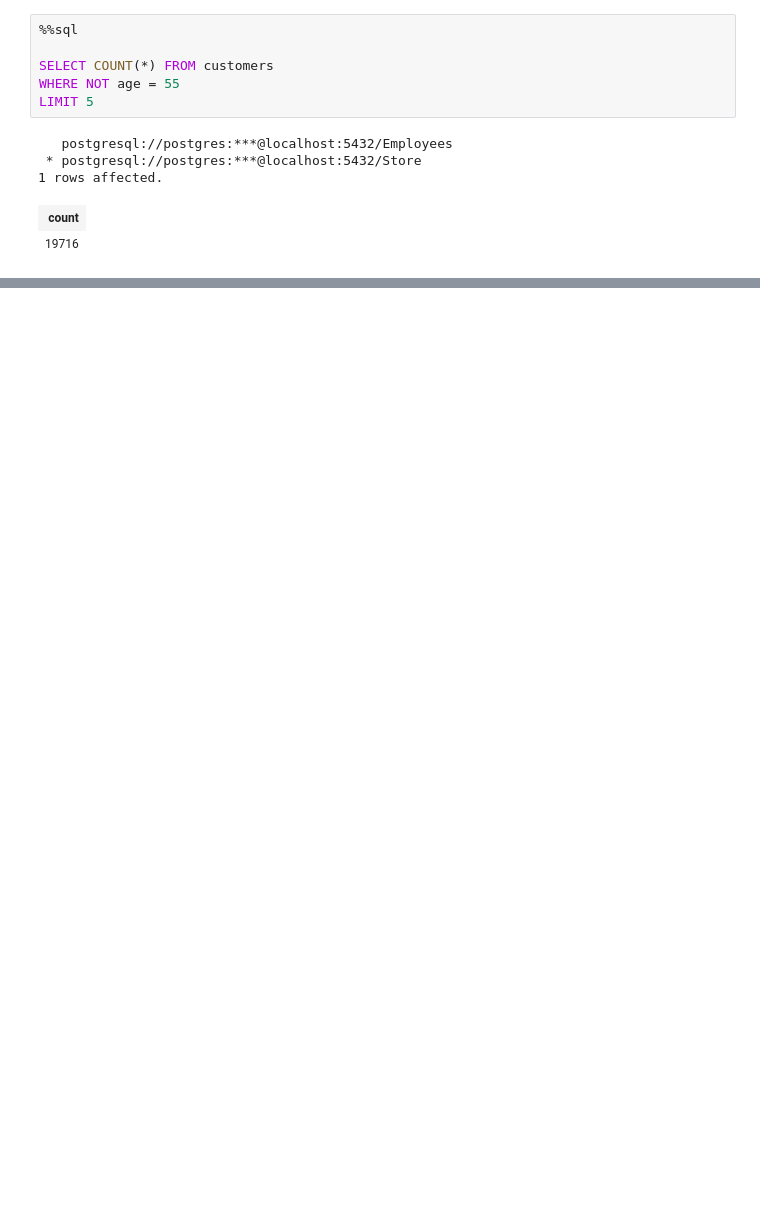
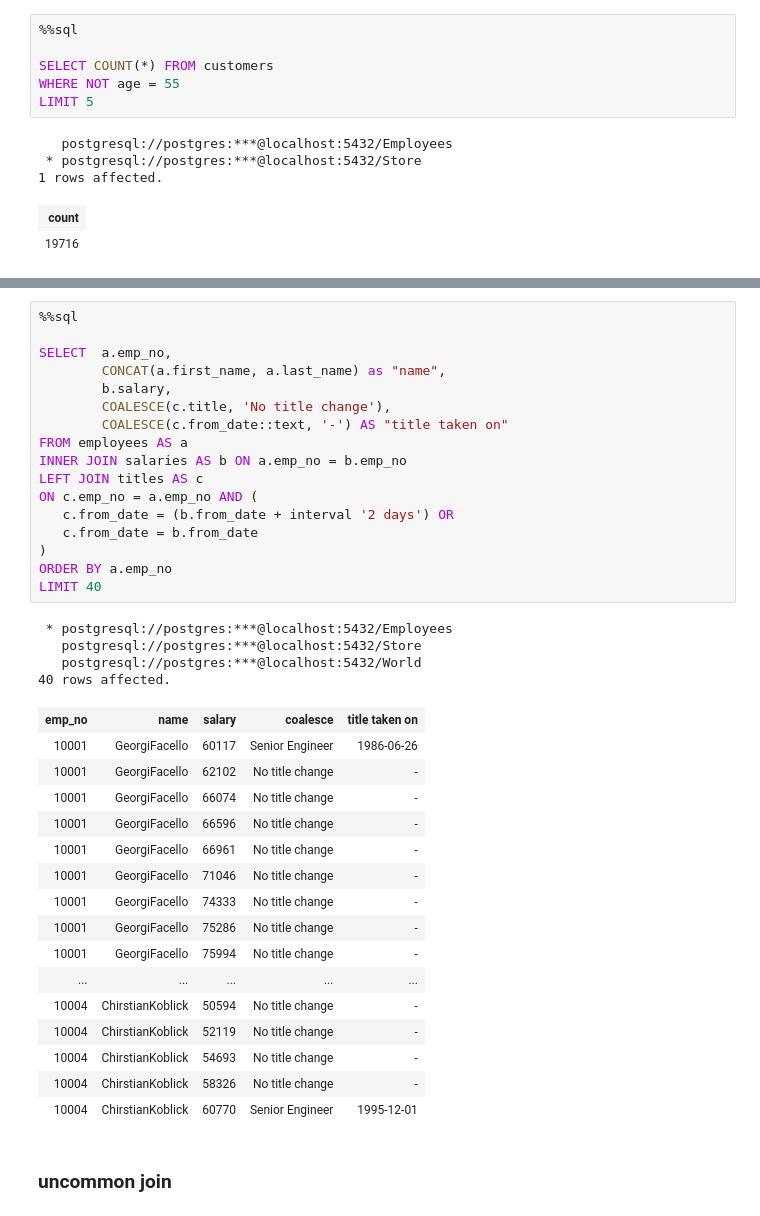
Before and after one commit to wisarootl/complete-sql-and-database-course, a Jupyter notebook: 05-sql-deep-dive.ipynb, the cells around one changed output, grey strips where cells are left out. Saved outputs shown, nothing was run; the diff lists cells and outputs as text; blank space fills up the shorter version.

```diff
--- a/05-sql-deep-dive.ipynb
+++ b/05-sql-deep-dive.ipynb
@@ -169,0 +792,40 @@ LIMIT 5
+# %%
+%%sql
+
+SELECT  a.emp_no,
+        CONCAT(a.first_name, a.last_name) as "name",
+        b.salary,
+        COALESCE(c.title, 'No title change'),
+        COALESCE(c.from_date::text, '-') AS "title taken on"
+FROM employees AS a
+INNER JOIN salaries AS b ON a.emp_no = b.emp_no
+LEFT JOIN titles AS c
+ON c.emp_no = a.emp_no AND (
+   c.from_date = (b.from_date + interval '2 days') OR
+   c.from_date = b.from_date
+)
+ORDER BY a.emp_no
+LIMIT 40
+# %% [output]
+ * postgresql://postgres:***@localhost:5432/Employees
+   postgresql://postgres:***@localhost:5432/Store
+   postgresql://postgres:***@localhost:5432/World
+40 rows affected.
+| emp_no | name | salary | coalesce | title taken on |
+| 10001 | GeorgiFacello | 60117 | Senior Engineer | 1986-06-26 |
+| 10001 | GeorgiFacello | 62102 | No title change | - |
+| 10001 | GeorgiFacello | 66074 | No title change | - |
+| 10001 | GeorgiFacello | 66596 | No title change | - |
+| 10001 | GeorgiFacello | 66961 | No title change | - |
+| 10001 | GeorgiFacello | 71046 | No title change | - |
+| 10001 | GeorgiFacello | 74333 | No title change | - |
+| 10001 | GeorgiFacello | 75286 | No title change | - |
+| 10001 | GeorgiFacello | 75994 | No title change | - |
+| ... | ... | ... | ... | ... |
+| 10004 | ChirstianKoblick | 50594 | No title change | - |
+| 10004 | ChirstianKoblick | 52119 | No title change | - |
+| 10004 | ChirstianKoblick | 54693 | No title change | - |
+| 10004 | ChirstianKoblick | 58326 | No title change | - |
+| 10004 | ChirstianKoblick | 60770 | Senior Engineer | 1995-12-01 |
+# %% [markdown]
+### uncommon join
```
Also changed, not shown: parts of 73 cells of this notebook, 6 other files.
